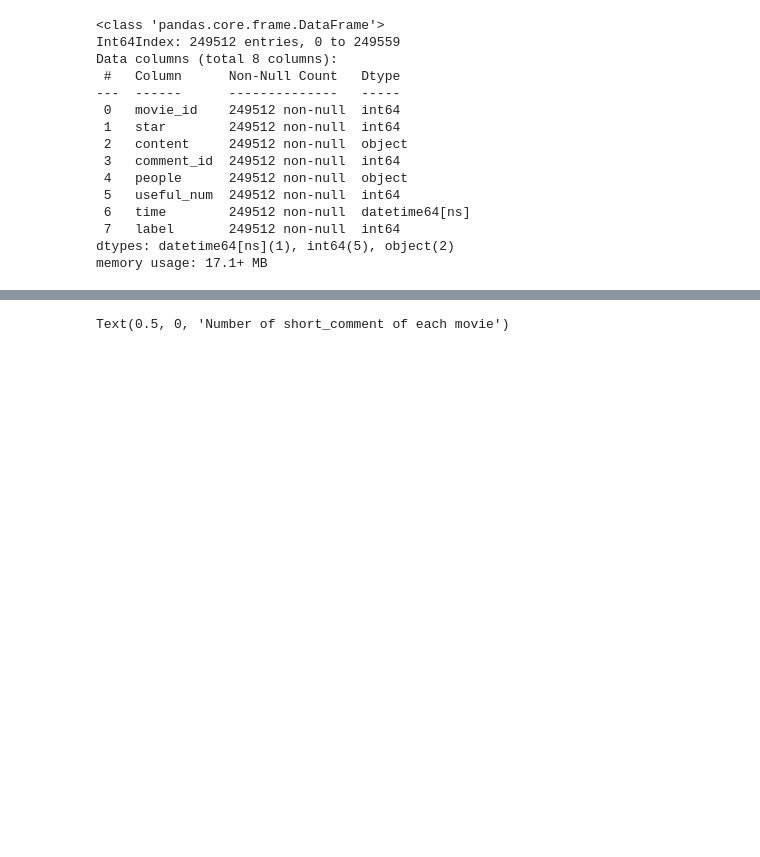
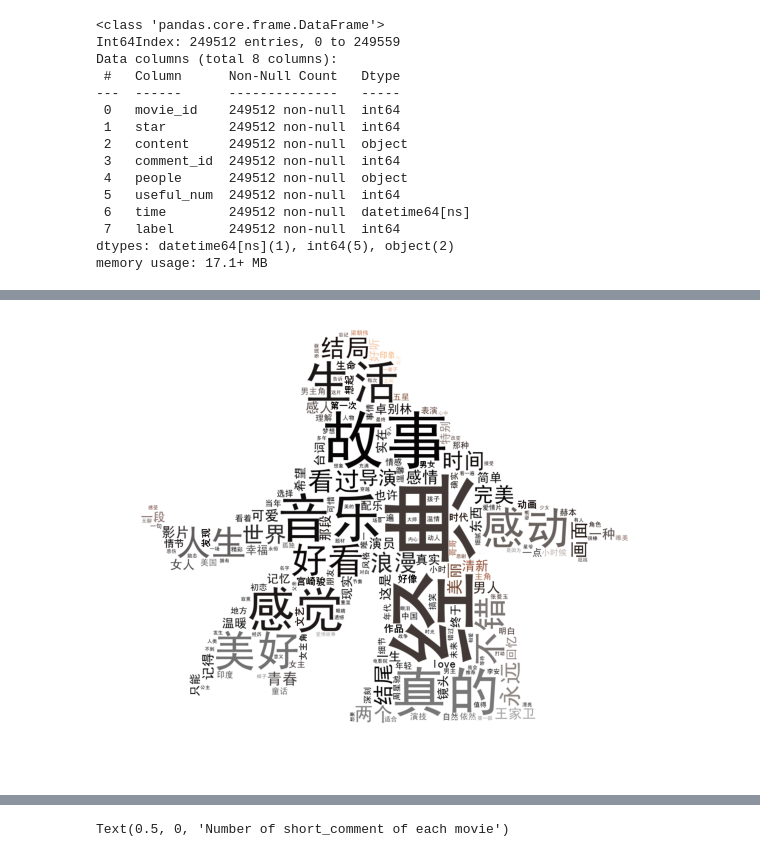
Before and after one commit to iphysresearch/TOP250movie_douban, a Jupyter notebook: data_cleaning&feature_engineering/Filting.ipynb, the cells around one changed output, grey strips where cells are left out. Drawn from its saved outputs; the diff is of its cells as text; code cells hidden in the pictures; blank space fills up the shorter version.

```diff
--- a/data_cleaning&feature_engineering/Filting.ipynb
+++ b/data_cleaning&feature_engineering/Filting.ipynb
@@ -589,0 +675,5 @@ data_com.head(2)
+# %%
+comment = get_comment('爱情').values.tolist()
+createWordCloudByGenre(comment)
+# %% [output]
+[figure, added]
```
Also changed, not shown: parts of 91 cells of this notebook, 3 other files.
